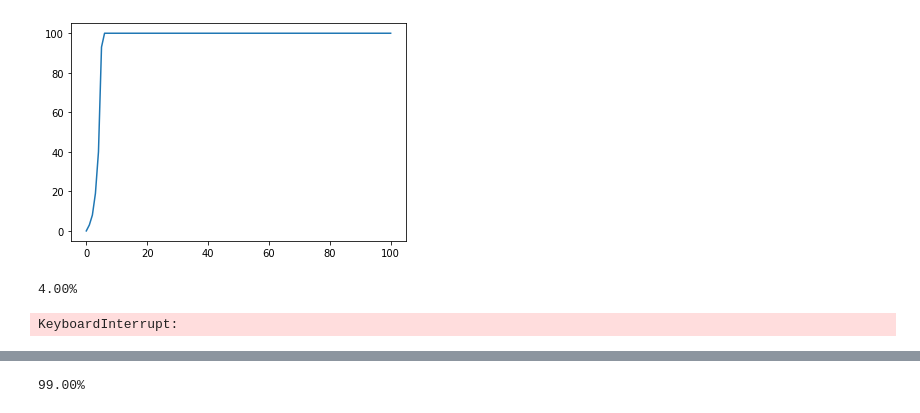
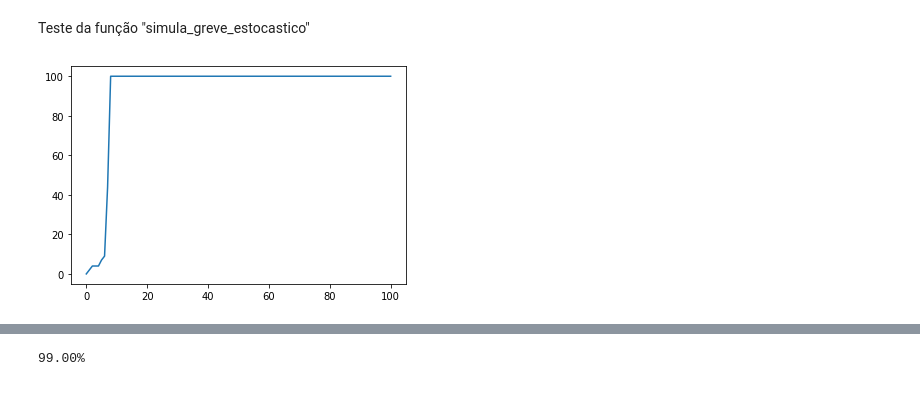
Before and after one commit to AlantheBenign/Critical-mass-model-for-social-dynamic, a Jupyter notebook: Modelo de limiares estocásticos.ipynb, the cells around one changed output, grey strips where cells are left out. Saved outputs shown, nothing was run; the diff lists cells and outputs as text; code cells hidden in the pictures.

```diff
--- a/Modelo de limiares estocásticos.ipynb
+++ b/Modelo de limiares estocásticos.ipynb
@@ -16,50 +13,19 @@ import funcoes_modelo_de_limiares as lim
+# %% [markdown]
+Teste da função "simula_greve_estocastico"
 # %%
 N = 100
 media = 25
-desvio_padrao = 10
+desvio_padrao = 2
 
 agentes = lim.cria_agentes(N,media,desvio_padrao)
 
 passos_temporais = 100
 
 (progressao, tamanho_final) = lim.simula_greve_estocastico(agentes, passos_temporais)
 
 plt.figure()
 plt.plot(progressao)
 plt.ylim(-5,105)
 plt.show()
 # %% [output]
-[figure, old version]
+[figure, new version]
-# %%
-N = 100
-media = 25
-desvios_padroes = np.arange(0,100)  # desvios padrões da distribuição normal (de 0 até 99 de 1 em 1)
-simulacoes = 100                    # número de simulações por valor de desvio padrão
-medias = np.array([])
-passos_temporais = np.arange(1,26)
-
-mapa = np.zeros((25,100))
-
-for k in passos_temporais:
-    clear_output(wait=True)
-    print(str("%.2f" % ((k-1)/25*100)+"%"), end="\n")
-
-    for i in desvios_padroes:
-        media_tamanhos = 0
-
-        for j in range(simulacoes):
-            agentes = lim.cria_agentes(N,media,i)
-            tamanho_final = lim.simula_greve_estocastico(agentes, k)[1]
-            media_tamanhos += tamanho_final
-
-        media_tamanhos = media_tamanhos/simulacoes
-        medias = np.append(medias, media_tamanhos)
-        mapa[k-1][i] = media_tamanhos
-
-plt.figure()
-plt.imshow(mapa, origin="lower",cmap="jet")
-#plt.savefig("Média do tamanho da greve - y = passos temporais e x = desvio padrao")
-plt.show()
-# %% [output]
-4.00%
-KeyboardInterrupt:
```
Also changed, not shown: parts of 19 cells of this notebook, 6 other files.
